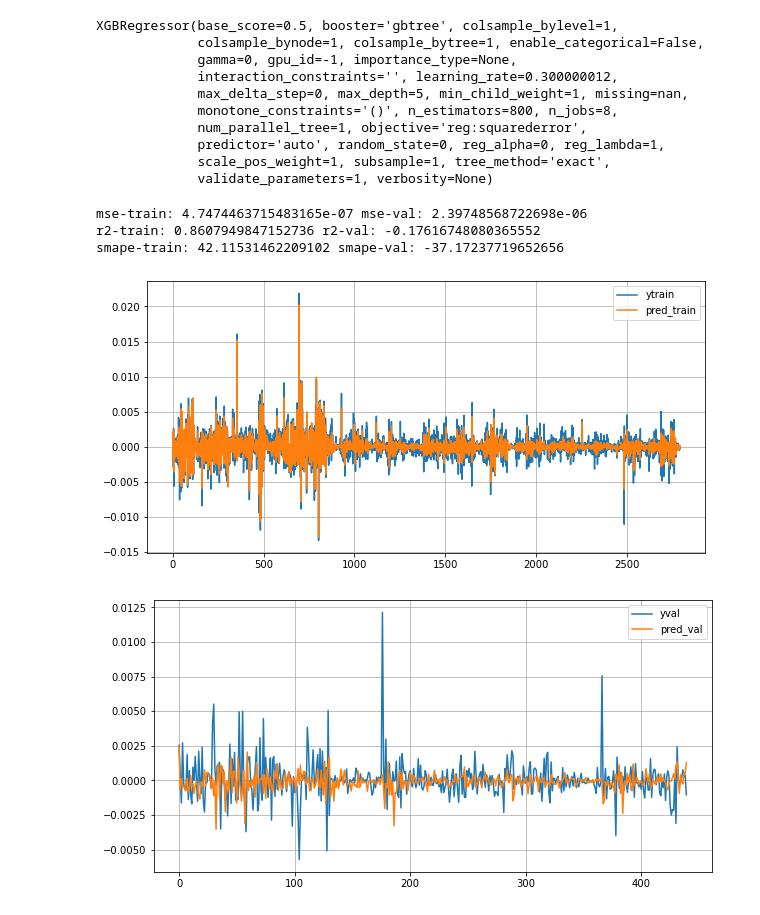
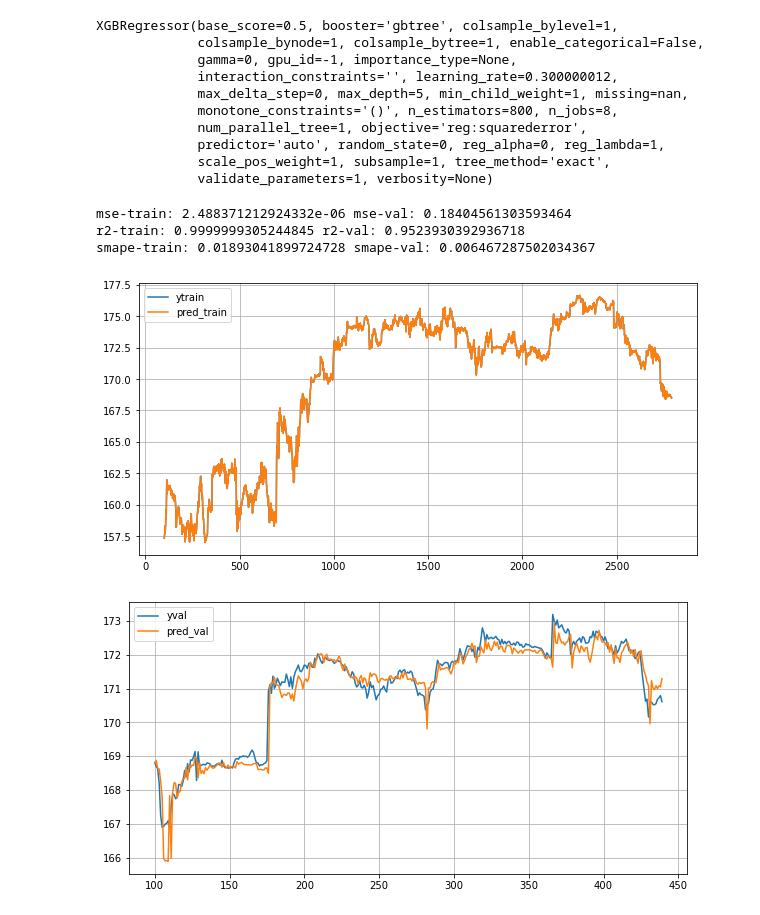
Before and after one commit to gilberto-BE/aifi-bootcamp, a Jupyter notebook: notebooks/XGBoostRegressor.ipynb, the cells around one changed output. Cells and saved outputs as stored; diff of their text form; code cells hidden in the pictures.

```diff
--- a/notebooks/XGBoostRegressor.ipynb
+++ b/notebooks/XGBoostRegressor.ipynb
@@ -73,15 +73,15 @@ array([[162.6025, 162.962 , 162.7623, 162.4627, 162.4327, 162.4926],
 # Create train-val-test
 # %%
 data_train, data_val, data_test = split_data(df[['4. close']], train_size=.75, valid_size=.125)
-print(data_train)
 
-xtrain, ytrain = create_rolling_ts(input_data=data_train.pct_change(), lookback=30, return_np_array=True)
-xval, yval = create_rolling_ts(input_data=data_val.pct_change(), lookback=30, return_np_array=True)
-xtest, ytest = create_rolling_ts(input_data=data_test.pct_change(), lookback=30, return_np_array=True)
+xtrain, ytrain = create_rolling_ts(input_data=data_train, lookback=30, return_np_array=True)
+xval, yval = create_rolling_ts(input_data=data_val, lookback=30, return_np_array=True)
+xtest, ytest = create_rolling_ts(input_data=data_test, lookback=30, return_np_array=True)
 
 
 # Flatten data to N X 1 dimensions
 xtrain, ytrain = flatten(xtrain), flatten(ytrain)
 xval, yval = flatten(xval), flatten(yval)
 xtest, ytest = flatten(xtest), flatten(ytest)
+print(xtrain)
 # %% [output]
@@ -153,29 +133,32 @@ XGBRegressor(base_score=0.5, booster='gbtree', colsample_bylevel=1,
 # %%
 pred_train = regressor.predict(xtrain)
 pred_val = regressor.predict(xval)
 mse_train, r2_train, mae_train, smape_train = regression_metrics(ytrain, pred_train)
 mse_val, r2_val, mae_val, smape_val = regression_metrics(yval, pred_val)
 print('mse-train:', mse_train, 'mse-val:', mse_val)
 print('r2-train:', r2_train, 'r2-val:', r2_val)
 print('smape-train:', smape_train, 'smape-val:', smape_val)
 
 
 df_train = pd.DataFrame(
     {
         'ytrain': ytrain.reshape(-1),
         'pred_train': pred_train.reshape(-1),
     }
-).plot(figsize=(10, 5), grid=True);
+)
 
-df_train = pd.DataFrame(
+df_train[100:].plot(figsize=(10, 5), grid=True);
+
+df_val = pd.DataFrame(
     {
          'yval': yval.reshape(-1),
          'pred_val': pred_val.reshape(-1)
         }
-).plot(figsize=(10, 5), grid=True);
+)
+df_val[100:].plot(figsize=(10, 5), grid=True);
 # %% [output]
-mse-train: 4.7474463715483165e-07 mse-val: 2.39748568722698e-06
-r2-train: 0.8607949847152736 r2-val: -0.17616748080365552
-smape-train: 42.11531462209102 smape-val: -37.17237719652656
+mse-train: 2.488371212924332e-06 mse-val: 0.18404561303593464
+r2-train: 0.9999999305244845 r2-val: 0.9523930392936718
+smape-train: 0.01893041899724728 smape-val: 0.006467287502034367
-[figure, old version]
+[figure, new version]
-[figure, old version]
+[figure, new version]
```
Also changed, not shown: parts of 5 cells of this notebook, 1 other file.
